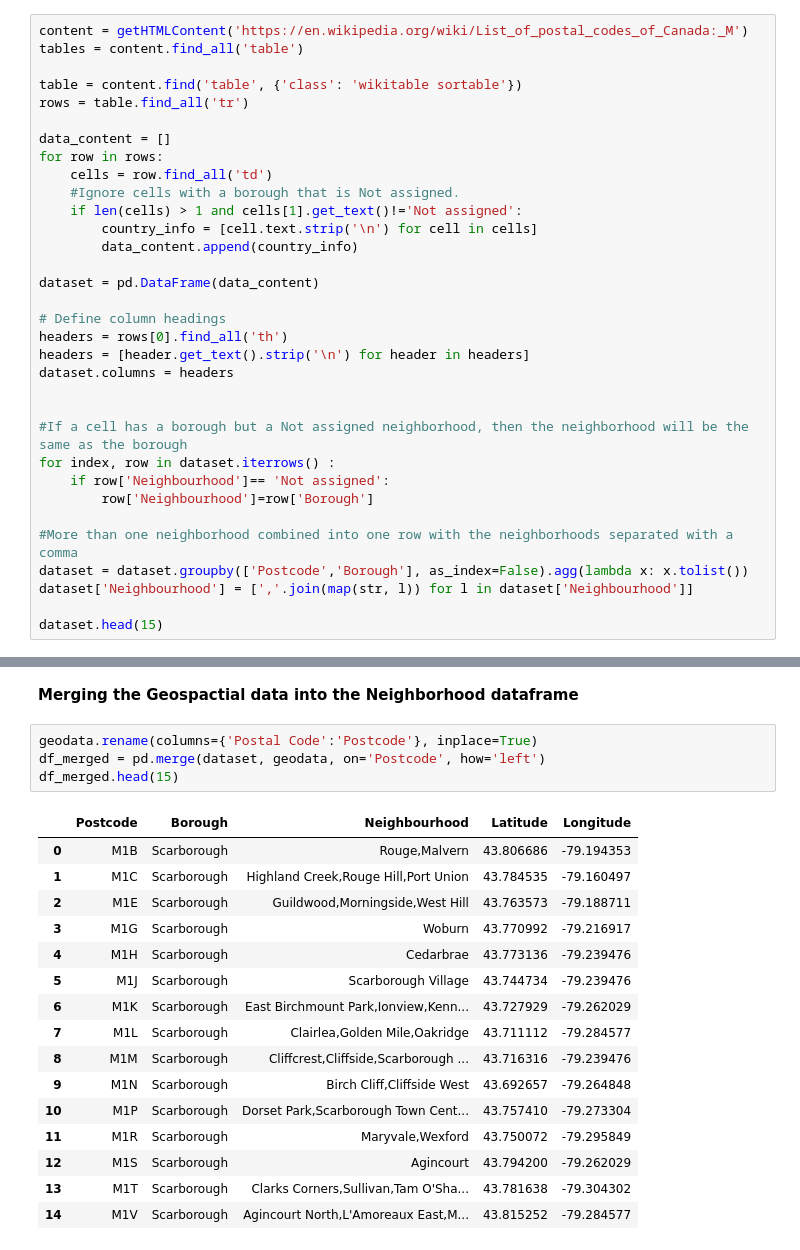
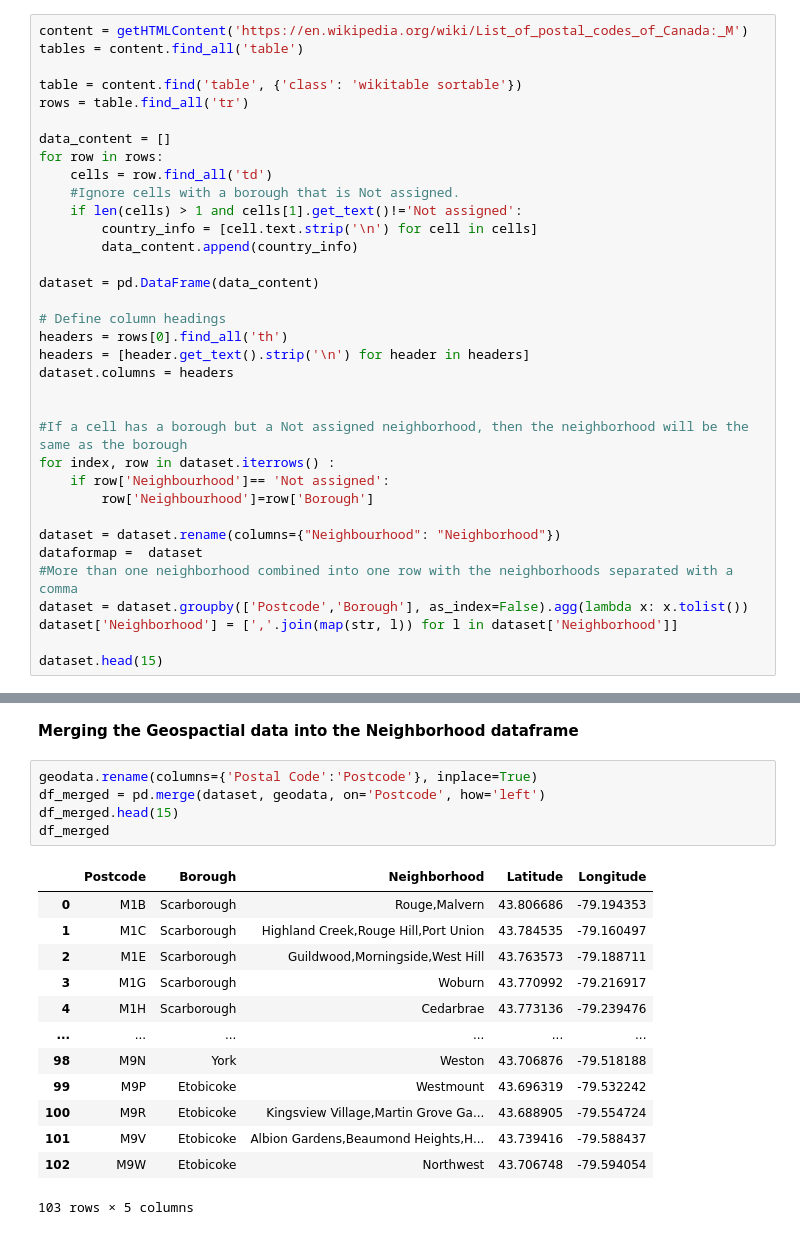
Before and after one commit to mpbhandarkar/Capstone-project, a Jupyter notebook: Assignment_Week3.ipynb, the cells around one changed output, grey strips where cells are left out. Cells and saved outputs as stored; diff of their text form.

```diff
--- a/Assignment_Week3.ipynb
+++ b/Assignment_Week3.ipynb
@@ -58,9 +63,11 @@ for index, row in dataset.iterrows() :
     if row['Neighbourhood']== 'Not assigned':
         row['Neighbourhood']=row['Borough']
 
+dataset = dataset.rename(columns={"Neighbourhood": "Neighborhood"})
+dataformap =  dataset
 #More than one neighborhood combined into one row with the neighborhoods separated with a comma
 dataset = dataset.groupby(['Postcode','Borough'], as_index=False).agg(lambda x: x.tolist())
-dataset['Neighbourhood'] = [','.join(map(str, l)) for l in dataset['Neighbourhood']]
+dataset['Neighborhood'] = [','.join(map(str, l)) for l in dataset['Neighborhood']]
 
 dataset.head(15)
 # %% [output]
@@ -102,21 +111,19 @@ geodata.head()
 # %%
 geodata.rename(columns={'Postal Code':'Postcode'}, inplace=True)
 df_merged = pd.merge(dataset, geodata, on='Postcode', how='left')
 df_merged.head(15)
+df_merged
 # %% [output]
-|  | Postcode | Borough | Neighbourhood | Latitude | Longitude |
+|  | Postcode | Borough | Neighborhood | Latitude | Longitude |
 | 0 | M1B | Scarborough | Rouge,Malvern | 43.806686 | -79.194353 |
 | 1 | M1C | Scarborough | Highland Creek,Rouge Hill,Port Union | 43.784535 | -79.160497 |
 | 2 | M1E | Scarborough | Guildwood,Morningside,West Hill | 43.763573 | -79.188711 |
 | 3 | M1G | Scarborough | Woburn | 43.770992 | -79.216917 |
 | 4 | M1H | Scarborough | Cedarbrae | 43.773136 | -79.239476 |
-| 5 | M1J | Scarborough | Scarborough Village | 43.744734 | -79.239476 |
-| 6 | M1K | Scarborough | East Birchmount Park,Ionview,Kenn... | 43.727929 | -79.262029 |
-| 7 | M1L | Scarborough | Clairlea,Golden Mile,Oakridge | 43.711112 | -79.284577 |
-| 8 | M1M | Scarborough | Cliffcrest,Cliffside,Scarborough ... | 43.716316 | -79.239476 |
-| 9 | M1N | Scarborough | Birch Cliff,Cliffside West | 43.692657 | -79.264848 |
-| 10 | M1P | Scarborough | Dorset Park,Scarborough Town Cent... | 43.757410 | -79.273304 |
-| 11 | M1R | Scarborough | Maryvale,Wexford | 43.750072 | -79.295849 |
-| 12 | M1S | Scarborough | Agincourt | 43.794200 | -79.262029 |
-| 13 | M1T | Scarborough | Clarks Corners,Sullivan,Tam O'Sha... | 43.781638 | -79.304302 |
-| 14 | M1V | Scarborough | Agincourt North,L'Amoreaux East,M... | 43.815252 | -79.284577 |
+| ... | ... | ... | ... | ... | ... |
+| 98 | M9N | York | Weston | 43.706876 | -79.518188 |
+| 99 | M9P | Etobicoke | Westmount | 43.696319 | -79.532242 |
+| 100 | M9R | Etobicoke | Kingsview Village,Martin Grove Ga... | 43.688905 | -79.554724 |
+| 101 | M9V | Etobicoke | Albion Gardens,Beaumond Heights,H... | 43.739416 | -79.588437 |
+| 102 | M9W | Etobicoke | Northwest | 43.706748 | -79.594054 |
+103 rows × 5 columns
```
Also changed, not shown: parts of 43 cells of this notebook.
